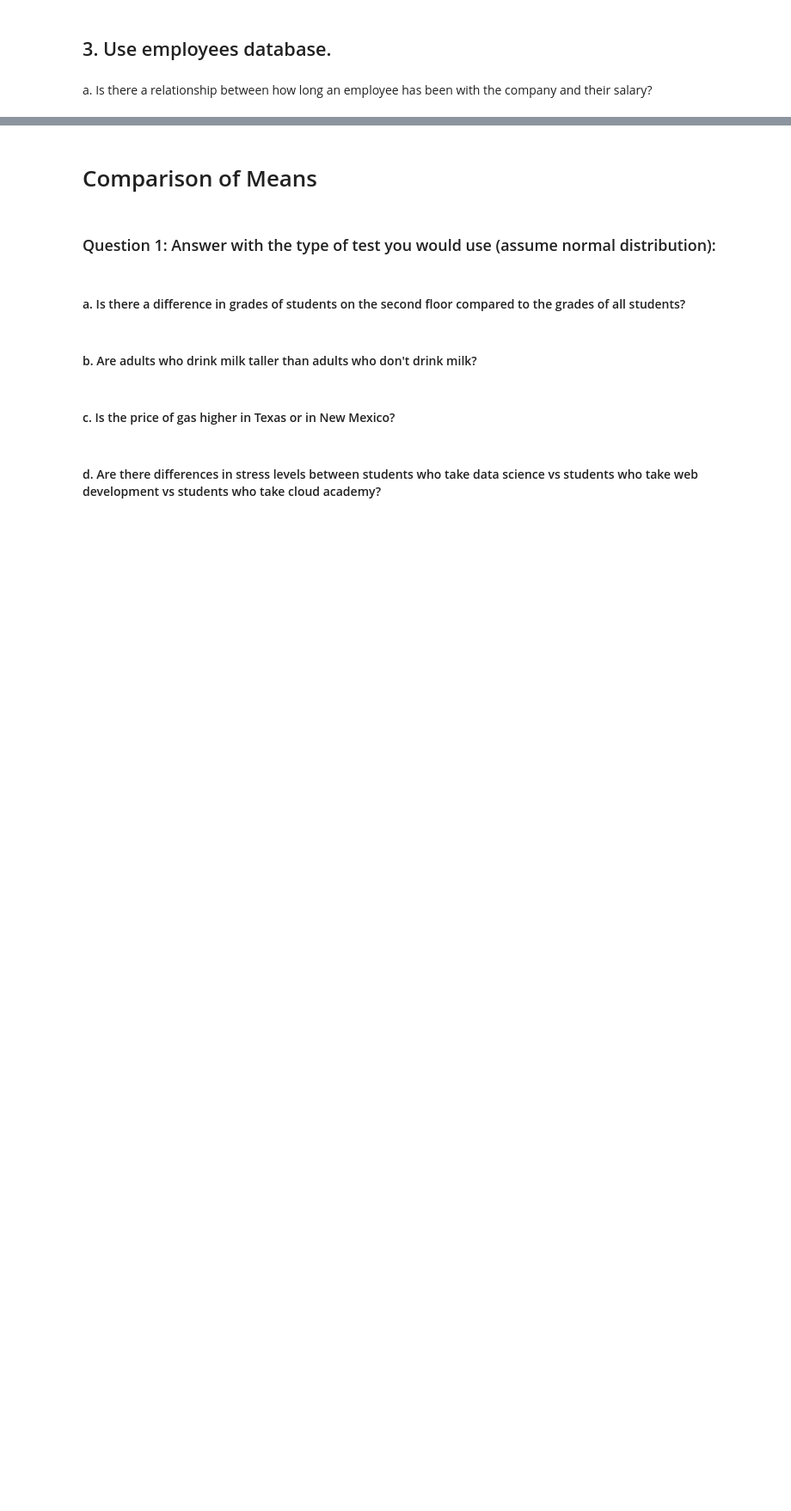
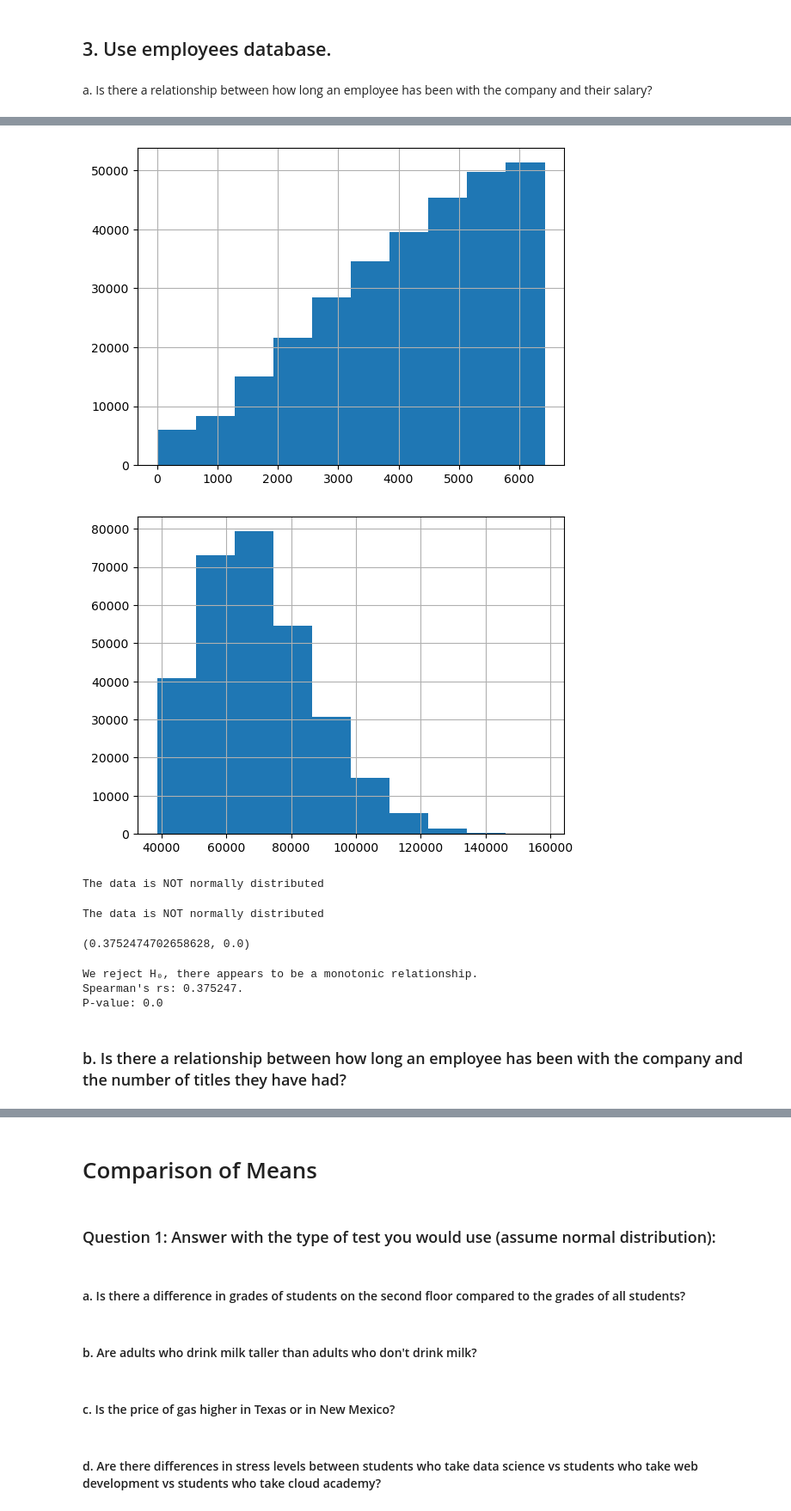
Before and after one commit to NikkideVries/statistics-exercises, a Jupyter notebook: hypothesis_testing.ipynb, the cells around one changed output, grey strips where cells are left out. Shown at 86% size. Drawn from its saved outputs; the diff is of its cells as text; code cells hidden in the pictures; blank space fills up the shorter version.

```diff
--- a/hypothesis_testing.ipynb
+++ b/hypothesis_testing.ipynb
@@ -1002,0 +1240,32 @@ a. Is there a relationship between how long an employee has been with the compan
+# %%
+tenure_df.tenure.hist()
+plt.show()
+
+tenure_df.salary.hist()
+plt.show()
+# %% [output]
+[figure, added]
+[figure, added]
+# %%
+r,p = stats.shapiro(tenure_df.tenure)
+eval_dist(r,p)
+# %% [output]
+The data is NOT normally distributed
+# %%
+r,p = stats.shapiro(tenure_df.salary)
+eval_dist(r,p)
+# %% [output]
+The data is NOT normally distributed
+# %%
+r,p = stats.spearmanr(df.tenure, df.salary)
+r,p
+# %% [output]
+(0.3752474702658628, 0.0)
+# %%
+eval_Spearmanresult(r,p)
+# %% [output]
+We reject H₀, there appears to be a monotonic relationship.
+Spearman's rs: 0.375247.
+P-value: 0.0
+# %% [markdown]
+### b. Is there a relationship between how long an employee has been with the company and the number of titles they have had?
```
Also changed, not shown: parts of 122 cells of this notebook, 1 other file.
